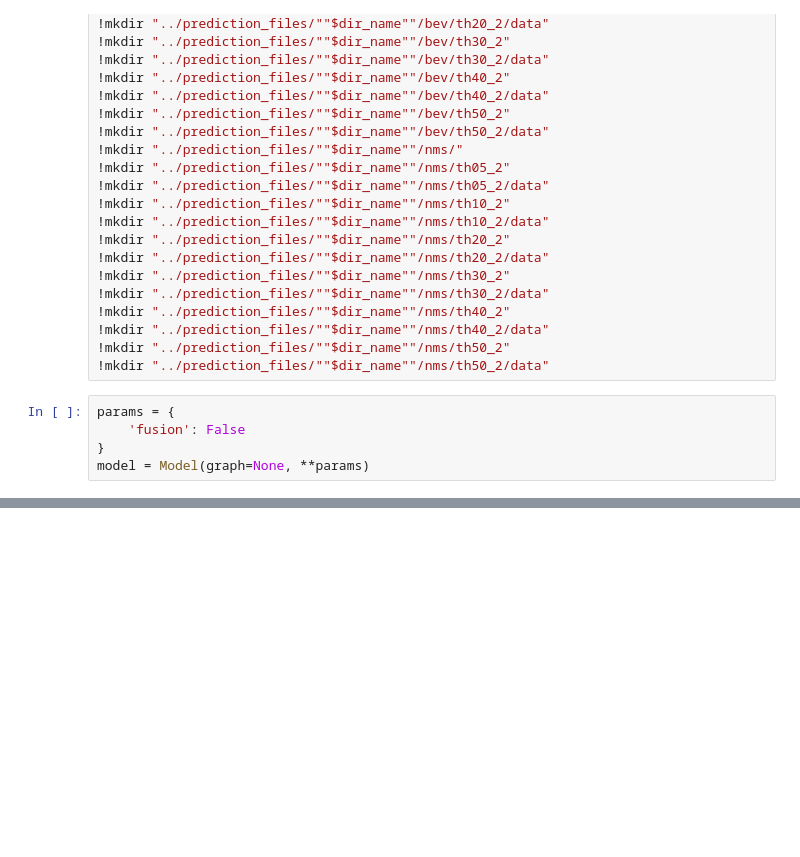
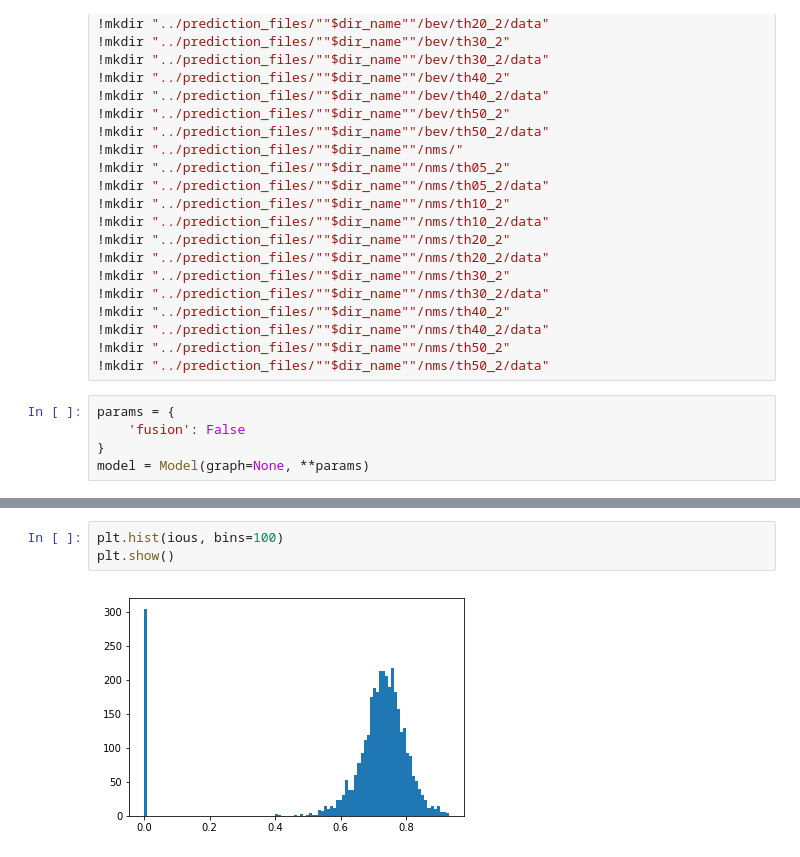
Before and after one commit to marmohamed/Multi-Modal-Fusion-For-3d-Object-Detection, a Jupyter notebook: src/Notebooks/write_predictions_new.ipynb, the cells around one changed output, grey strips where cells are left out. Saved outputs shown, nothing was run; the diff lists cells and outputs as text; blank space fills up the shorter version.

```diff
--- a/src/Notebooks/write_predictions_new.ipynb
+++ b/src/Notebooks/write_predictions_new.ipynb
@@ -646,0 +701,5 @@ i =  3600
+# %%
+plt.hist(ious, bins=100)
+plt.show()
+# %% [output]
+[figure, added]
```
Also changed, not shown: parts of 29 cells of this notebook, 4 other files.
